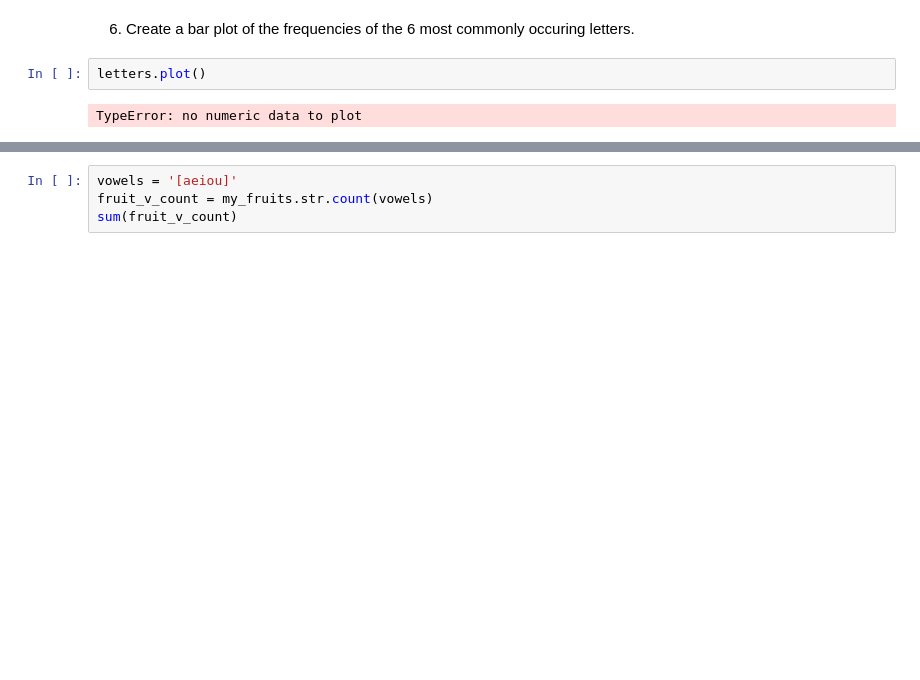
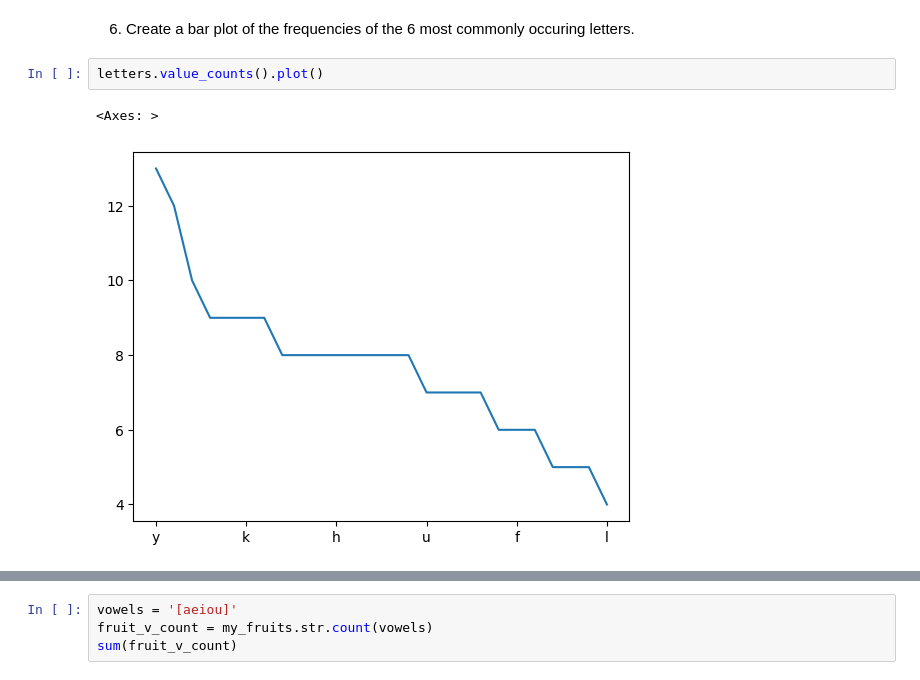
Before and after one commit to Alfred-W-S-Pirovits-Jr/numpy-pandas-visualization-exercises, a Jupyter notebook: pandas_series.ipynb, the cells around one changed output, grey strips where cells are left out. Drawn from its saved outputs; the diff is of its cells as text; blank space fills up the shorter version.

```diff
--- a/pandas_series.ipynb
+++ b/pandas_series.ipynb
@@ -328,6 +330,7 @@ Length: 200, dtype: object
 # %% [markdown]
 6.  Create a bar plot of the frequencies of the 6 most commonly occuring letters.
 # %%
-letters.plot()
+letters.value_counts().plot()
 # %% [output]
-TypeError: no numeric data to plot
+<Axes: >
+[figure, added]
```
Also changed, not shown: parts of 21 cells of this notebook.
